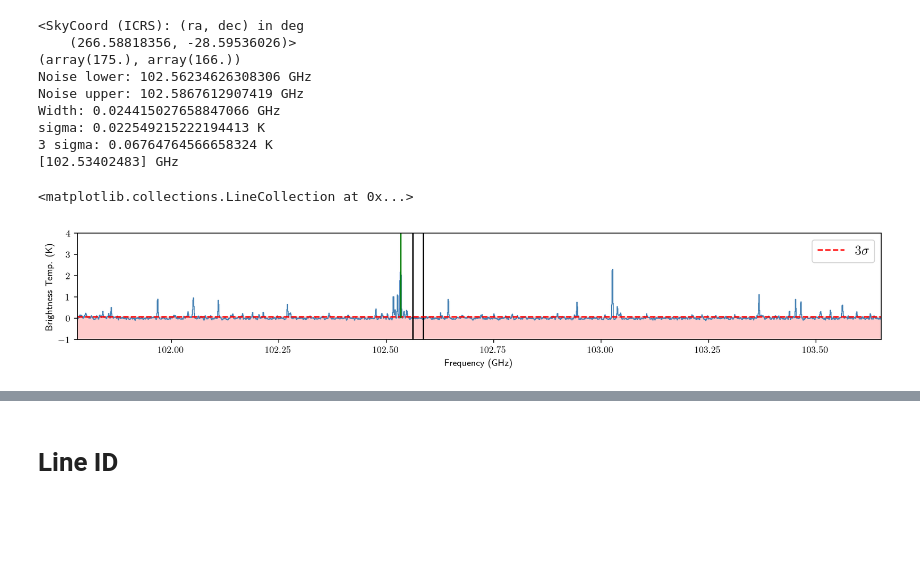
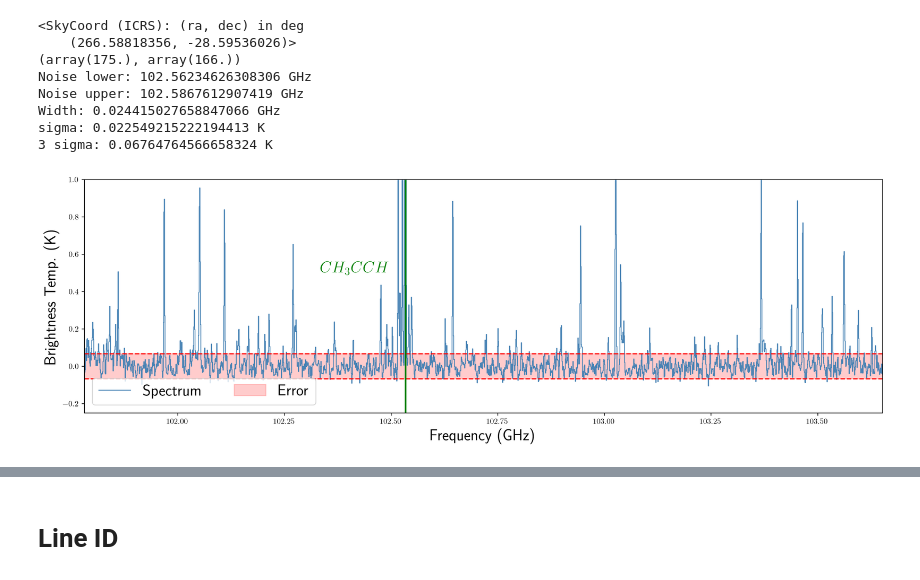
Before and after one commit to Parkerwise/Cloud-C, a Jupyter notebook: line-id-notebooks/B.spw31.ipynb, the cells around one changed output, grey strips where cells are left out. Cells and saved outputs as stored; diff of their text form; code cells hidden in the pictures; blank space fills up the shorter version.

```diff
--- a/line-id-notebooks/B.spw31.ipynb
+++ b/line-id-notebooks/B.spw31.ipynb
@@ -29,7 +29,7 @@ print(core_coords)
 #reads in file
 path="B.Dust_Ridge_sci.spw31.cube.I.pbcor.fits"
 #makes figure
-fig1=pylab.figure(1,figsize=(15,2),dpi=250)
+fig1=pylab.figure(1,figsize=(15,5),dpi=250)
 
 
 
@@ -48,11 +48,11 @@ freq,Dec,Ra = sc_Ghz.world[:,0,0]
 subcube=sc_Ghz.hdu.data[:,int(image_coords[0])-5:int(image_coords[0])+5,int(image_coords[1])-5:int(image_coords[1])+5]
 spectrum = np.average(subcube,axis=(1,2))
 ax1=pylab.subplot()
-ax1.plot(freq,spectrum,lw=1,drawstyle='steps-mid',color="SteelBlue")
-pylab.xlabel("Frequency (GHz)", fontsize=10)
+ax1.plot(freq,spectrum,lw=1,drawstyle='steps-mid',color="SteelBlue",label='Spectrum')
+pylab.xlabel("Frequency (GHz)", fontsize=20)
 
-pylab.ylabel('Brightness Temp. (K)',fontsize=10)
-pylab.ylim(-1,4)
+pylab.ylabel('Brightness Temp. (K)',fontsize=20)
+pylab.ylim(-0.5,1)
 
 
 plt.rcParams['text.usetex'] = True
@@ -60,46 +60,44 @@ plt.rcParams['text.usetex'] = True
 ###Noise###
 Noise_upper=825
 Noise_lower=800
 width=freq[Noise_upper]-freq[Noise_lower]
 print(f"Noise lower: {freq[Noise_lower]}")
 print(f"Noise upper: {freq[Noise_upper]}")
 print(f"Width: {width}")
 #lower line
-pylab.vlines(freq[Noise_lower].value,-1,4,colors="black")
+#pylab.vlines(freq[Noise_lower].value,-1,4,colors="black")
 #upper line
-pylab.vlines(freq[Noise_upper].value,-1,4,colors="black")
+#pylab.vlines(freq[Noise_upper].value,-1,4,colors="black")
 #calculate 3 sigma
 sigma=np.std(spectrum[Noise_lower:Noise_upper])
 three_sigma=3*sigma
 #three_sigma_Jy=three_sigma.to(u.jansky)
 print(f"sigma: {sigma} K")
 print(f"3 sigma: {three_sigma} K")
 #print(f"3 sigma: {three_sigma_Jy} Jy")
-pylab.hlines(three_sigma,freq[0].value,freq[1916].value,colors="red",label =r'$3 \sigma$',ls="--" )
-
+pylab.hlines(three_sigma,freq[0].value,freq[1916].value,colors="red",label ='',ls="--" )
+pylab.hlines(-1*three_sigma,freq[0].value,freq[1916].value,colors="red",label ='',ls="--" )
 
 pylab.xlim(freq[0].value,freq[1916].value)
-ax1.fill_between(freq.value,three_sigma, -1, alpha = 0.2, color= 'red' )
+ax1.fill_between(freq.value,three_sigma, -1*three_sigma, alpha = 0.2, color= 'red' ,label='Error')
 
 #pylab.vlines(115.256,-2,7,colors="green",label=r"${}^{12}C^{16}O$",lw=2)
-
-plt.legend(fontsize=14)
-#plt.title()
+molecule=102.534
+molecule_name= r'$CH_3CCH$'
+pylab.vlines(molecule,-1,2,colors="green",label="",linewidth=2)
+plt.text(molecule-.2,0.5,molecule_name,rotation='horizontal',color='green',fontsize=20)
+plt.tight_layout()
+plt.legend(fontsize=20,loc='lower left',ncols=2)
+#plt.title('B31',fontsize=20)
 plt.savefig("B.spw31.pdf")
-max_val=max(spectrum)
-freq_index=np.where(spectrum==max_val)
-freq_val=freq[freq_index]
-print(freq_val)
-pylab.vlines(freq_val.value,0,4,colors="green")
+plt.savefig("B.spw31.png")
 # %% [output]
 <SkyCoord (ICRS): (ra, dec) in deg
     (266.58818356, -28.59536026)>
 (array(175.), array(166.))
 Noise lower: 102.56234626308306 GHz
 Noise upper: 102.5867612907419 GHz
 Width: 0.024415027658847066 GHz
 sigma: 0.022549215222194413 K
 3 sigma: 0.06764764566658324 K
-[102.53402483] GHz
-<matplotlib.collections.LineCollection at 0x...>
-[figure, old version]
+[figure, new version]
```
Also changed, not shown: parts of 2 cells of this notebook.
